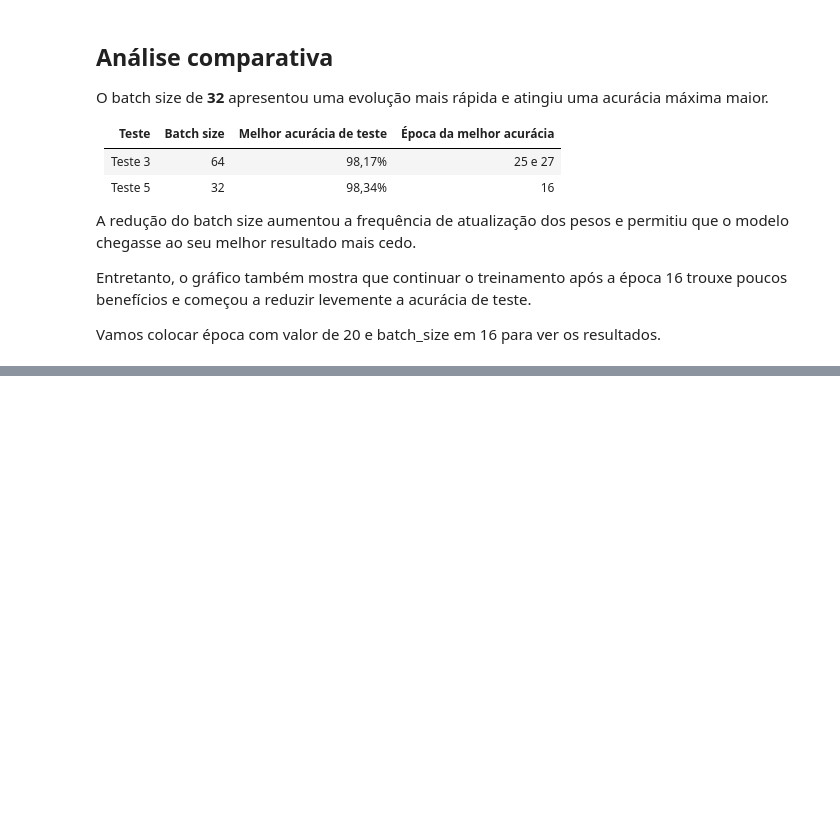
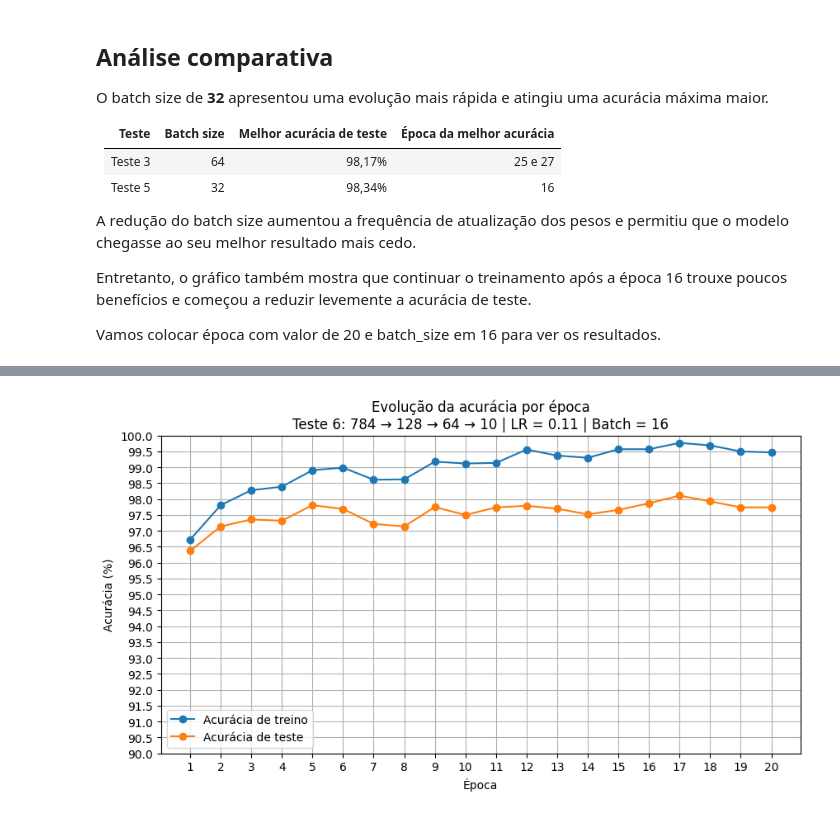
Before and after one commit to Leandro-Filho/Rede_Neural, a Jupyter notebook: notebooks/experimentos.ipynb, the cells around one changed output, grey strips where cells are left out. Saved outputs shown, nothing was run; the diff lists cells and outputs as text; code cells hidden in the pictures; blank space fills up the shorter version.

Commit message:
feat: teste 6 foi um fracasso...

```diff
--- a/notebooks/experimentos.ipynb
+++ b/notebooks/experimentos.ipynb
@@ -1603,0 +1734,49 @@ Vamos colocar época com valor de 20 e batch_size em 16 para ver os resultados.
+# %%
+plt.figure(figsize=(10, 5))
+
+plt.plot(
+    epocas_teste_6,
+    acuracia_treino_teste_6,
+    marker="o",
+    label="Acurácia de treino"
+)
+
+plt.plot(
+    epocas_teste_6,
+    acuracia_teste_teste_6,
+    marker="o",
+    label="Acurácia de teste"
+)
+
+plt.title(
+    "Evolução da acurácia por época\n"
+    "Teste 6: 784 → 128 → 64 → 10 | LR = 0.11 | Batch = 16"
+)
+
+plt.xlabel("Época")
+plt.ylabel("Acurácia (%)")
+
+plt.xticks(
+    range(1, 21)
+)
+
+plt.ylim(
+    90,
+    100
+)
+
+plt.yticks(
+    np.arange(90, 100.5, 0.5)
+)
+
+plt.grid(True)
+plt.legend()
+
+plt.savefig(
+    "../results/teste_6_acuracia_por_epoca.png",
+    bbox_inches="tight"
+)
+
+plt.show()
+# %% [output]
+[figure, added]
```
Also changed, not shown: parts of 6 cells of this notebook, 3 other files.
